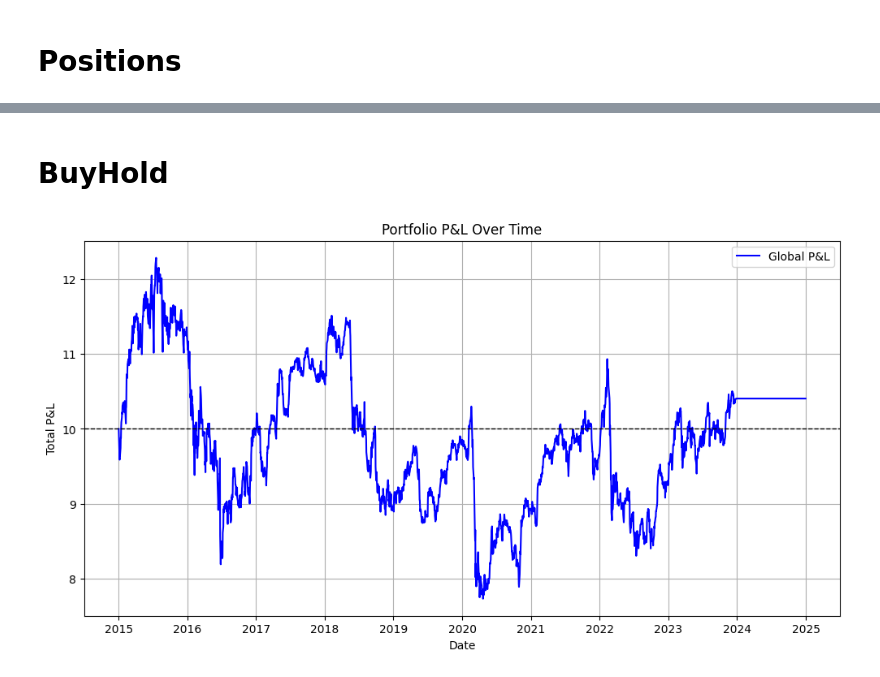
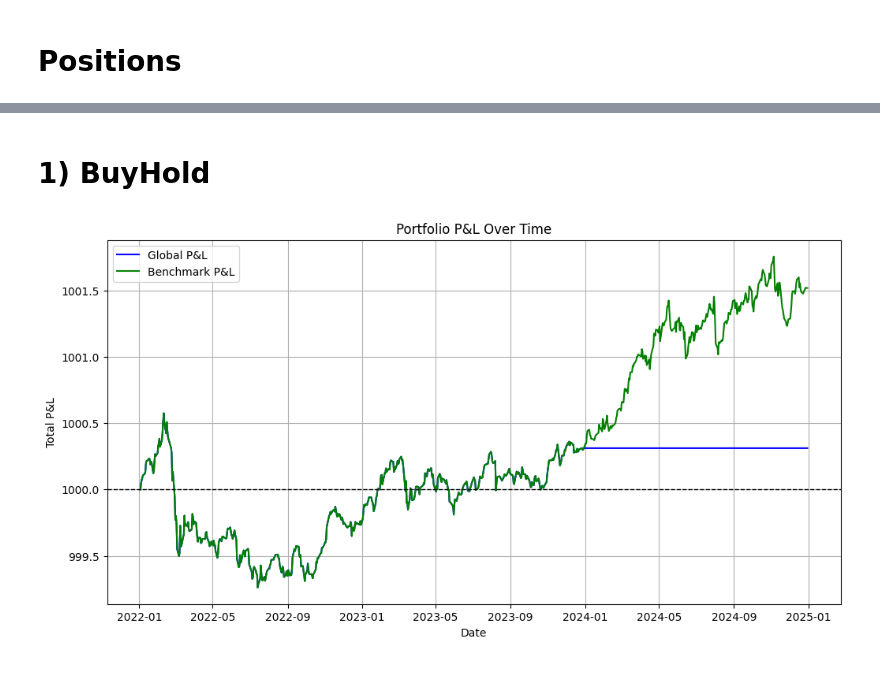
Before and after one commit to andrea220/backtester, a Jupyter notebook: examples/equity.ipynb, the cells around one changed output, grey strips where cells are left out. Drawn from its saved outputs; the diff is of its cells as text; code cells hidden in the pictures.

```diff
--- a/examples/equity.ipynb
+++ b/examples/equity.ipynb
@@ -19,7 +20,7 @@ rebuild = False
 market = bt.MarketData()
 market.load_market_data(rebuild)
 # %%
-entry_mkt = market.market_data['2015-01-08']
-exit_mkt = market.market_data['2024-01-08']
+entry_mkt = market.market_data['2015-01-02']
+exit_mkt = market.market_data['2023-12-27']
 
 eq_position = bt.EquityPosition(symbol='ISP_IM_Equity', quantity=10, market_data=entry_mkt, position_type=bt.PositionType.LONG)
@@ -42,2 +61,2 @@ eq_position.calculate_pnl(exit_mkt)
 # %% [markdown]
-# BuyHold
+# 1) BuyHold
@@ -205,10 +97,18 @@ class BuyHoldStrategy(Backtester):
 # %%
 universe = ['ISP_IM_Equity']
-backtester = BuyHoldStrategy(universe, '2015-01-01', '2024-12-31', starting_balance=10)
-backtester.backtest()
+start_date = '2022-01-01'
+end_date ='2024-12-31'
+starting_balance=1000
+# %%
+backtester = BuyHoldStrategy(universe, start_date, end_date, starting_balance)
+backtester.backtest()
+
+benchmark = BenchmarkStrategy(universe, start_date, end_date, starting_balance)
+benchmark.backtest()
 # %%
 res = bt.ResultAnalyzer(backtester.positions_summary, backtester.period_pnl)
-res.get_trade_log()
-res.plot_pnl()
+res_benchmark = bt.ResultAnalyzer(benchmark.positions_summary, benchmark.period_pnl)
+
+res.plot_pnl(benchmark=res_benchmark)
 # %% [output]
-[figure, old version]
+[figure, new version]
```
Also changed, not shown: parts of 14 cells of this notebook, 5 other files.
